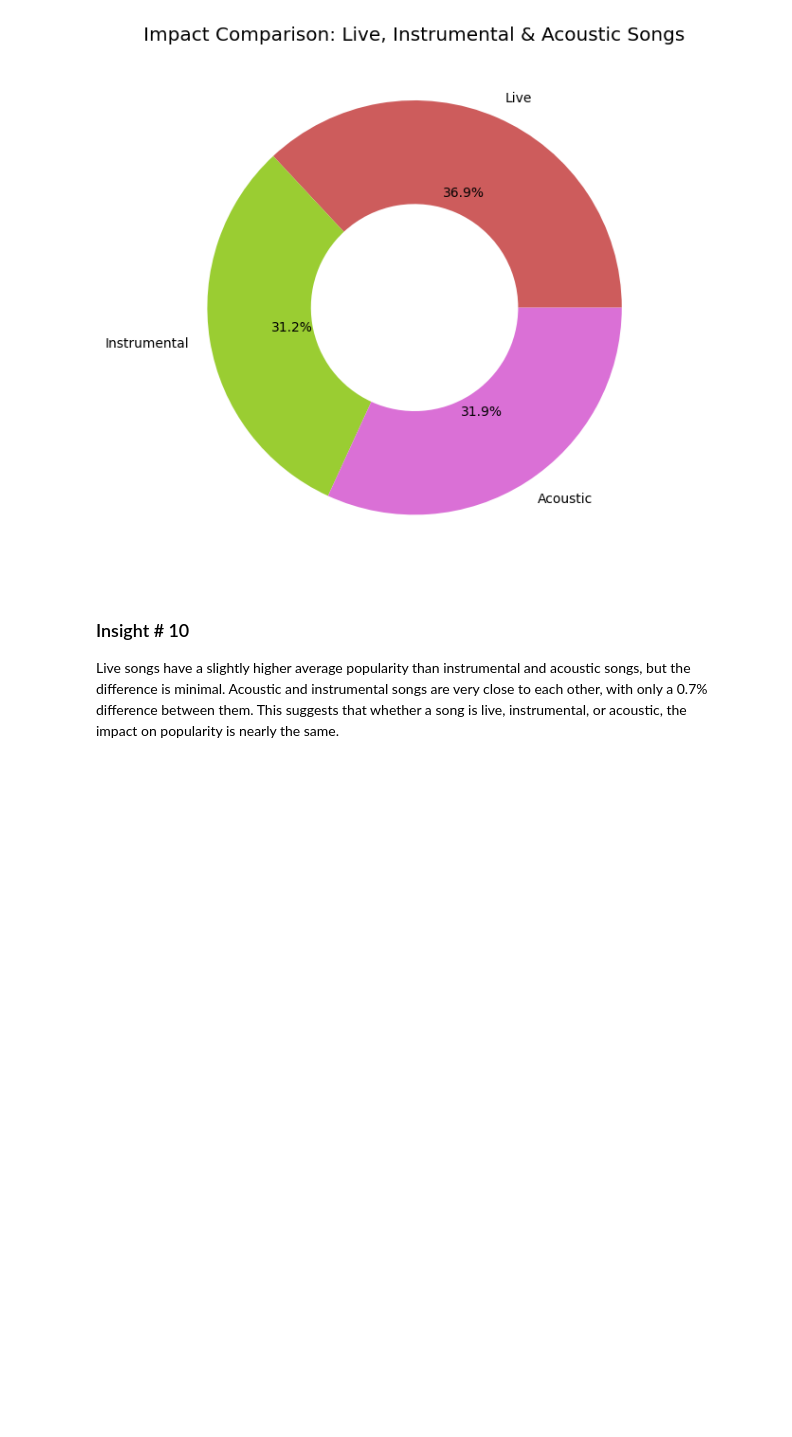
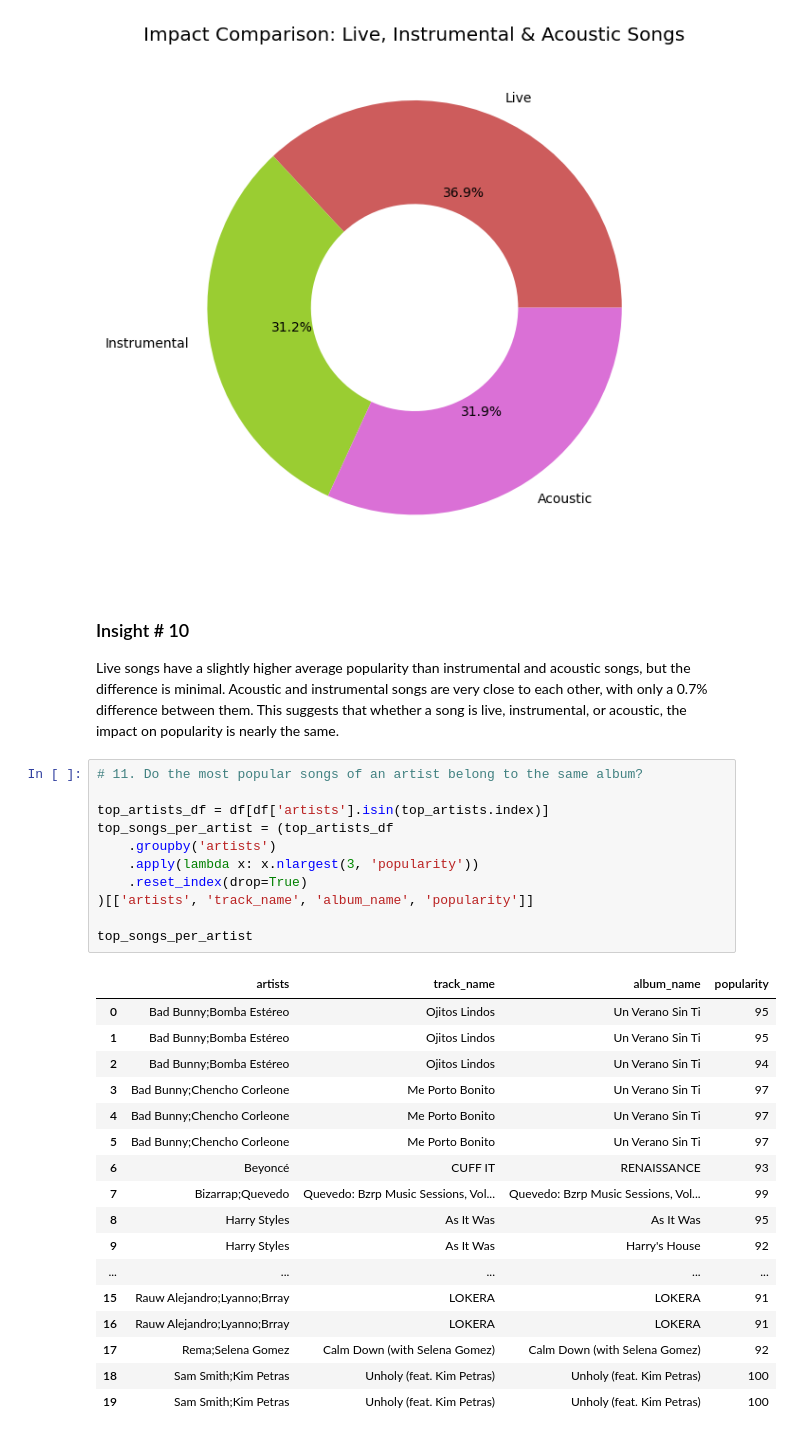
Before and after one commit to EmmanuelMG7/spotify-music-analysis, a Jupyter notebook: notebooks/01_exploration.ipynb, the cells around one changed output. Saved outputs shown, nothing was run; the diff lists cells and outputs as text; blank space fills up the shorter version.

Commit message:
feat: add question 11 analysis - popular songs per album

```diff
--- a/notebooks/01_exploration.ipynb
+++ b/notebooks/01_exploration.ipynb
@@ -359,3 +359,32 @@ plt.show()
 ### Insight # 10
 
 Live songs have a slightly higher average popularity than instrumental and acoustic songs, but the difference is minimal. Acoustic and instrumental songs are very close to each other, with only a 0.7% difference between them. This suggests that whether a song is live, instrumental, or acoustic, the impact on popularity is nearly the same.
+# %%
+# 11. Do the most popular songs of an artist belong to the same album?
+
+top_artists_df = df[df['artists'].isin(top_artists.index)]
+top_songs_per_artist = (top_artists_df
+    .groupby('artists')
+    .apply(lambda x: x.nlargest(3, 'popularity'))
+    .reset_index(drop=True)
+)[['artists', 'track_name', 'album_name', 'popularity']]
+
+top_songs_per_artist
+# %% [output]
+|  | artists | track_name | album_name | popularity |
+| 0 | Bad Bunny;Bomba Estéreo | Ojitos Lindos | Un Verano Sin Ti | 95 |
+| 1 | Bad Bunny;Bomba Estéreo | Ojitos Lindos | Un Verano Sin Ti | 95 |
+| 2 | Bad Bunny;Bomba Estéreo | Ojitos Lindos | Un Verano Sin Ti | 94 |
+| 3 | Bad Bunny;Chencho Corleone | Me Porto Bonito | Un Verano Sin Ti | 97 |
+| 4 | Bad Bunny;Chencho Corleone | Me Porto Bonito | Un Verano Sin Ti | 97 |
+| 5 | Bad Bunny;Chencho Corleone | Me Porto Bonito | Un Verano Sin Ti | 97 |
+| 6 | Beyoncé | CUFF IT | RENAISSANCE | 93 |
+| 7 | Bizarrap;Quevedo | Quevedo: Bzrp Music Sessions, Vol... | Quevedo: Bzrp Music Sessions, Vol... | 99 |
+| 8 | Harry Styles | As It Was | As It Was | 95 |
+| 9 | Harry Styles | As It Was | Harry's House | 92 |
+| ... | ... | ... | ... | ... |
+| 15 | Rauw Alejandro;Lyanno;Brray | LOKERA | LOKERA | 91 |
+| 16 | Rauw Alejandro;Lyanno;Brray | LOKERA | LOKERA | 91 |
+| 17 | Rema;Selena Gomez | Calm Down (with Selena Gomez) | Calm Down (with Selena Gomez) | 92 |
+| 18 | Sam Smith;Kim Petras | Unholy (feat. Kim Petras) | Unholy (feat. Kim Petras) | 100 |
+| 19 | Sam Smith;Kim Petras | Unholy (feat. Kim Petras) | Unholy (feat. Kim Petras) | 100 |
```
Also changed, not shown: parts of 1 cell of this notebook.
